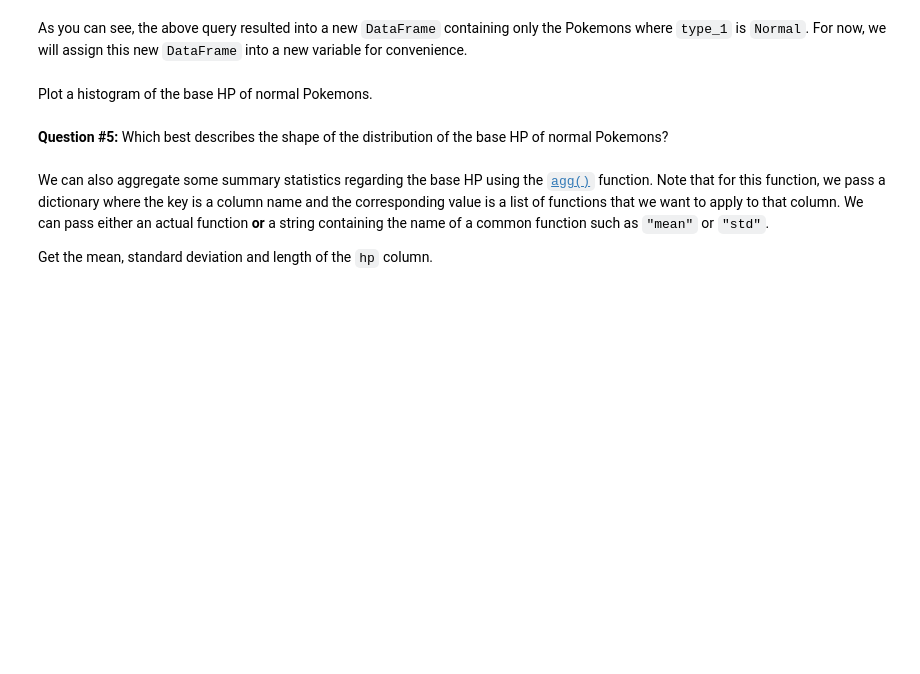
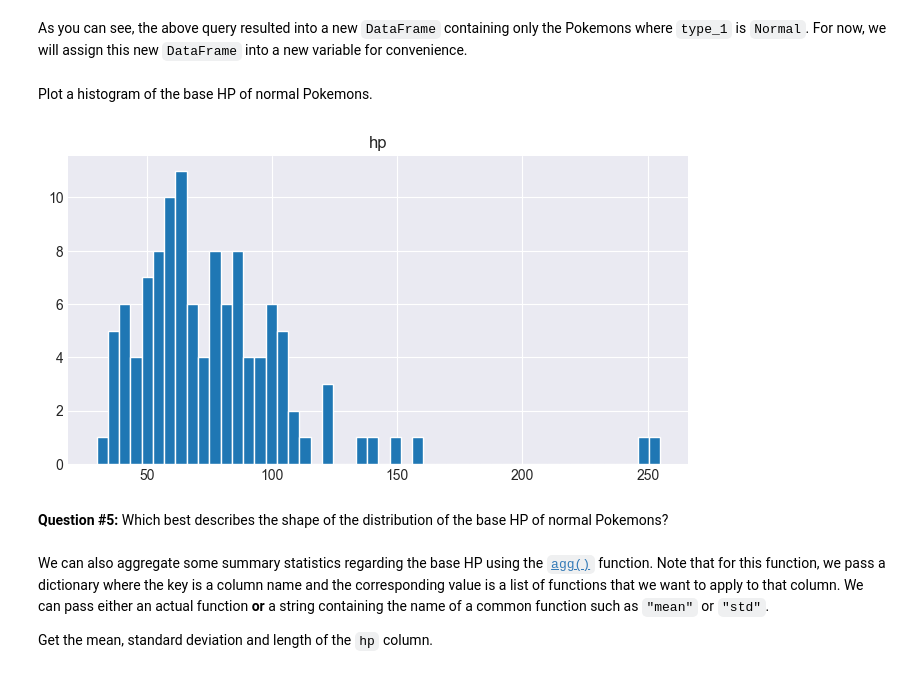
Before and after one commit to lonebono/CSMODEL, a Jupyter notebook: 4 - Exploring Pokemon Data - Blank.ipynb, the cells around one changed output. Drawn from its saved outputs; the diff is of its cells as text; code cells hidden in the pictures; blank space fills up the shorter version.

```diff
--- a/4 - Exploring Pokemon Data - Blank.ipynb
+++ b/4 - Exploring Pokemon Data - Blank.ipynb
@@ -195,6 +334,10 @@ normal_pokemon_df = pokemon_df[pokemon_df['type_1'] == 'Normal']
 Plot a histogram of the base HP of normal Pokemons.
 # %%
 # Write your code here
+normal_pokemon_df.hist('hp', bins=50, edgecolor='w', figsize=(8, 4))
+plt.show()
+# %% [output]
+[figure, added]
 # %% [markdown]
 **Question #5:** Which best describes the shape of the distribution of the base HP of normal Pokemons?
 # %% [markdown]
```
Also changed, not shown: parts of 33 cells of this notebook.
